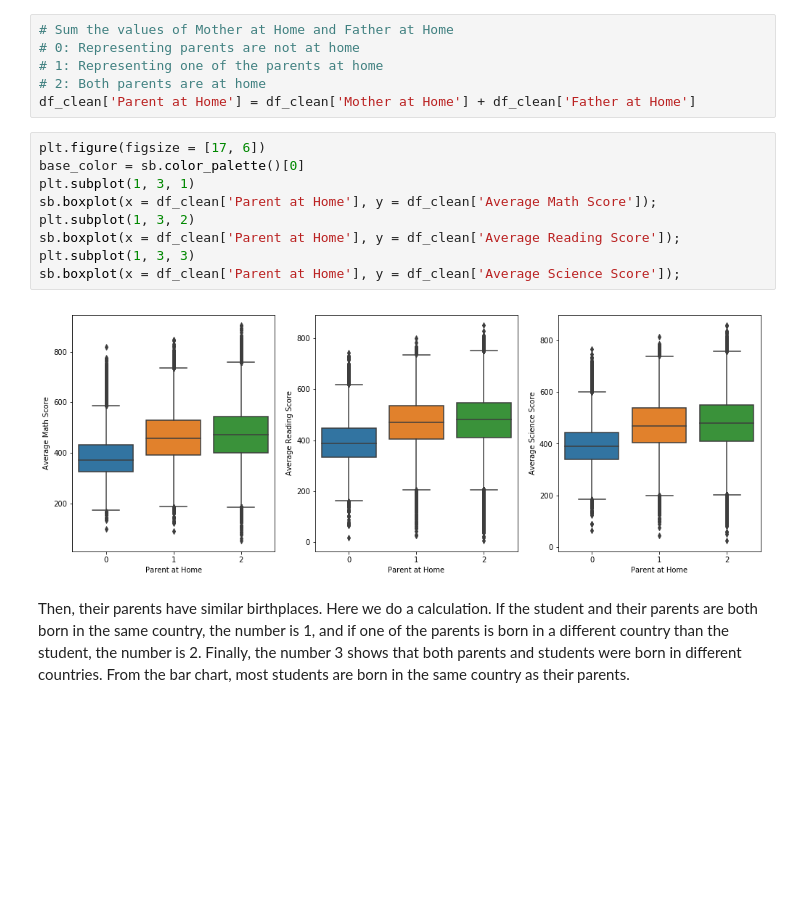
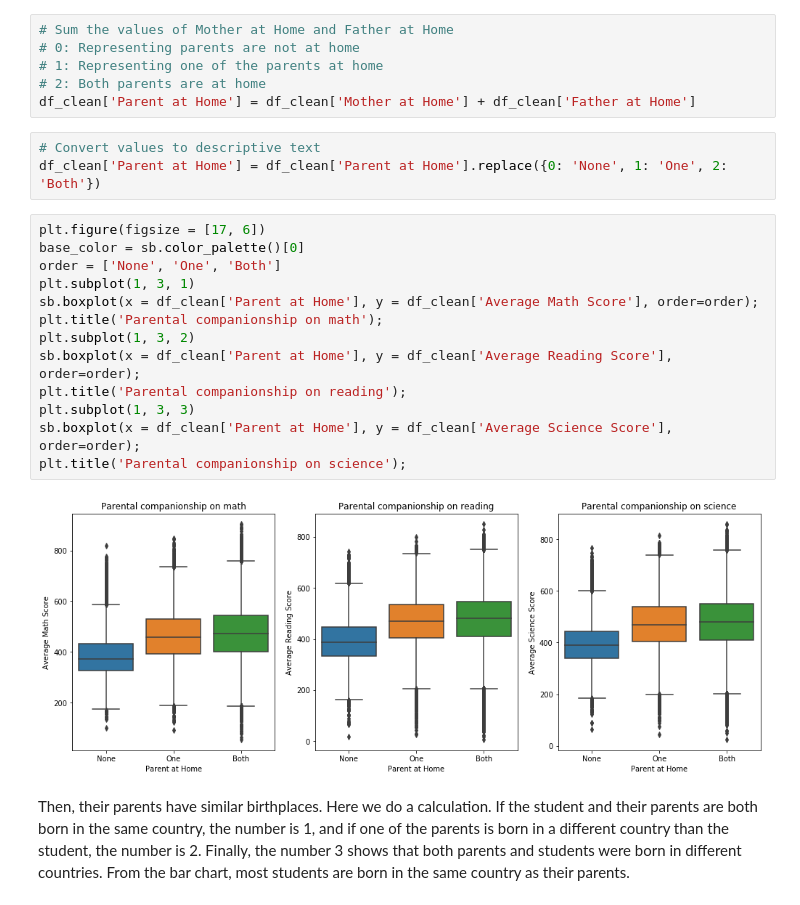
Before and after one commit to ManarOmar/hw-communicate-data-findings, a Jupyter notebook: exploration_template.ipynb, the cells around one changed output. Cells and saved outputs as stored; diff of their text form; blank space fills up the shorter version.

```diff
--- a/exploration_template.ipynb
+++ b/exploration_template.ipynb
@@ -287,17 +290,24 @@ As a result, if at least one of the parents is at home, the score is higher than
 # 1: Representing one of the parents at home
 # 2: Both parents are at home
 df_clean['Parent at Home'] = df_clean['Mother at Home'] + df_clean['Father at Home']
+# %%
+# Convert values to descriptive text
+df_clean['Parent at Home'] = df_clean['Parent at Home'].replace({0: 'None', 1: 'One', 2: 'Both'})
 # %%
 plt.figure(figsize = [17, 6])
 base_color = sb.color_palette()[0]
+order = ['None', 'One', 'Both']
 plt.subplot(1, 3, 1)
-sb.boxplot(x = df_clean['Parent at Home'], y = df_clean['Average Math Score']);
+sb.boxplot(x = df_clean['Parent at Home'], y = df_clean['Average Math Score'], order=order);
+plt.title('Parental companionship on math');
 plt.subplot(1, 3, 2)
-sb.boxplot(x = df_clean['Parent at Home'], y = df_clean['Average Reading Score']);
+sb.boxplot(x = df_clean['Parent at Home'], y = df_clean['Average Reading Score'], order=order);
+plt.title('Parental companionship on reading');
 plt.subplot(1, 3, 3)
-sb.boxplot(x = df_clean['Parent at Home'], y = df_clean['Average Science Score']);
+sb.boxplot(x = df_clean['Parent at Home'], y = df_clean['Average Science Score'], order=order);
+plt.title('Parental companionship on science');
 # %% [output]
-[figure, old version]
+[figure, new version]
 # %% [markdown]
 Then, their parents have similar birthplaces. Here we do a calculation. If the student and their parents are both born in the same country, the number is 1, and if one of the parents is born in a different country than the student, the number is 2. Finally, the number 3 shows that both parents and students were born in different countries. From the bar chart, most students are born in the same country as their parents.
 # %%
```
Also changed, not shown: parts of 11 cells of this notebook, 5 other files.
